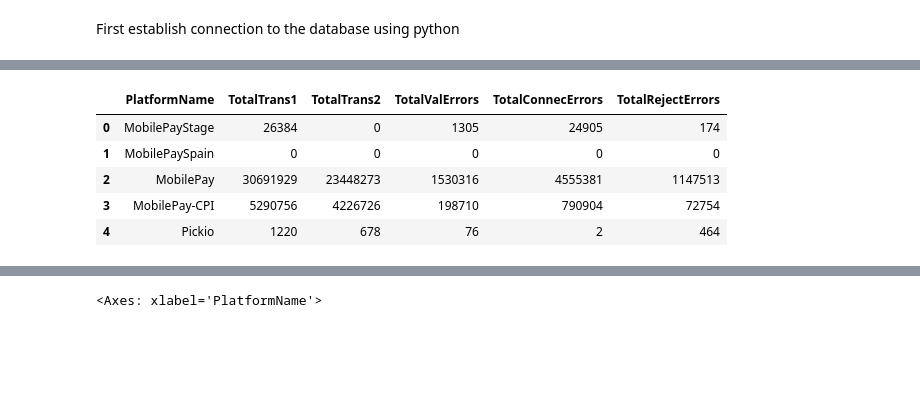
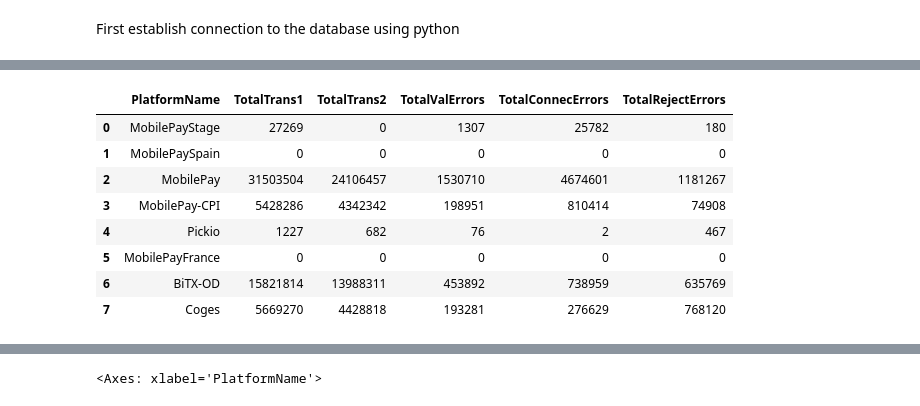
Before and after one commit to AdebanjiAdelowo/MachineLearningVENPAYBI, a Jupyter notebook: DataAnalysis_VenPayBICoffeeCappTransByPlatformInstantKpis.ipynb, the cells around one changed output, grey strips where cells are left out. Cells and saved outputs as stored; diff of their text form; code cells hidden in the pictures; blank space fills up the shorter version.

```diff
--- a/DataAnalysis_VenPayBICoffeeCappTransByPlatformInstantKpis.ipynb
+++ b/DataAnalysis_VenPayBICoffeeCappTransByPlatformInstantKpis.ipynb
@@ -38,23 +86,26 @@ cursor = engine.cursor()
 # %%
 query = """
         SELECT PlatformName, SUM(TotalTransactionsCounter) AS TotalTrans1,
         SUM(CompletedTransactionsCounter) AS TotalTrans2,
         SUM(ValidationErrorsCounter) AS TotalValErrors,
         SUM(ConnectionErrorsCounter) AS TotalConnecErrors,
         SUM(RejectionErrorsCounter) AS TotalRejectErrors
         FROM CoffeeCappTransByPlatformInstantKpis
         GROUP BY PlatformName
 """
 
 df_coffee4 = pd.read_sql(query, engine)
-df_coffee4.head()
+df_coffee4
 # %% [output]
 |  | PlatformName | TotalTrans1 | TotalTrans2 | TotalValErrors | TotalConnecErrors | TotalRejectErrors |
-| 0 | MobilePayStage | 26384 | 0 | 1305 | 24905 | 174 |
+| 0 | MobilePayStage | 27269 | 0 | 1307 | 25782 | 180 |
 | 1 | MobilePaySpain | 0 | 0 | 0 | 0 | 0 |
-| 2 | MobilePay | 30691929 | 23448273 | 1530316 | 4555381 | 1147513 |
-| 3 | MobilePay-CPI | 5290756 | 4226726 | 198710 | 790904 | 72754 |
-| 4 | Pickio | 1220 | 678 | 76 | 2 | 464 |
+| 2 | MobilePay | 31503504 | 24106457 | 1530710 | 4674601 | 1181267 |
+| 3 | MobilePay-CPI | 5428286 | 4342342 | 198951 | 810414 | 74908 |
+| 4 | Pickio | 1227 | 682 | 76 | 2 | 467 |
+| 5 | MobilePayFrance | 0 | 0 | 0 | 0 | 0 |
+| 6 | BiTX-OD | 15821814 | 13988311 | 453892 | 738959 | 635769 |
+| 7 | Coges | 5669270 | 4428818 | 193281 | 276629 | 768120 |
 # %%
 df_coffee4.describe()
 # %% [output]
```
Also changed, not shown: parts of 9 cells of this notebook, 13 other files.
